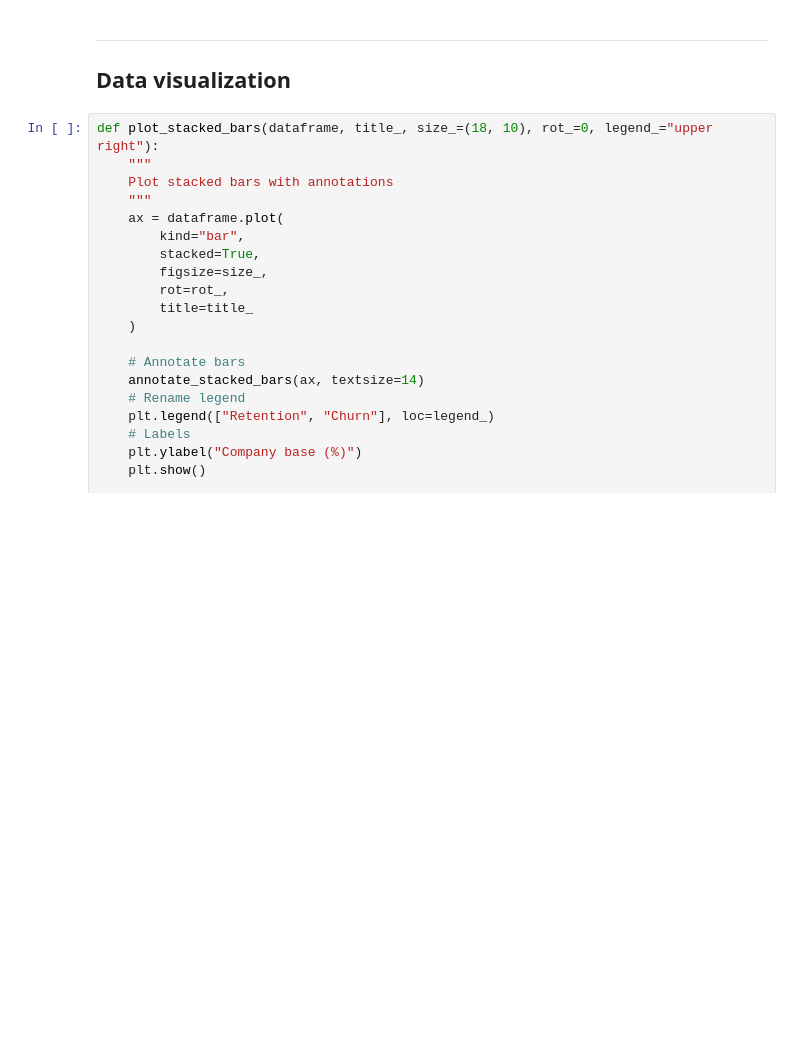
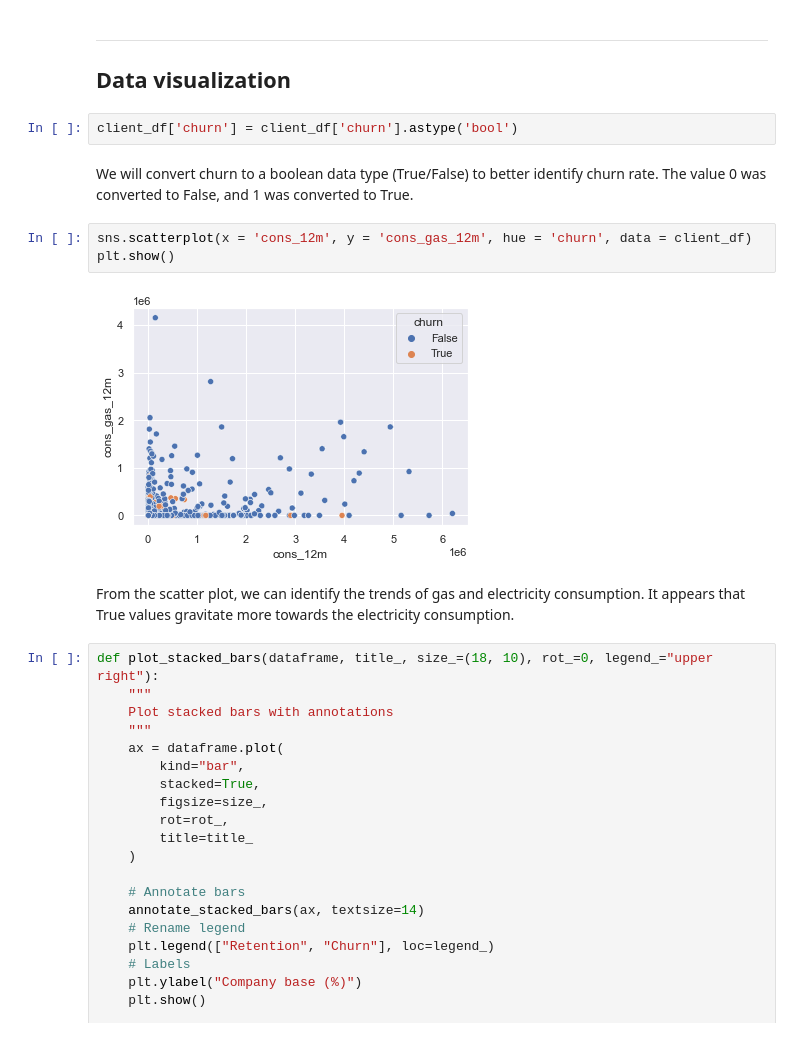
Before and after one commit to jvo024/bcg-forage-ds, a Jupyter notebook: eda_starter.ipynb, the cells around one changed output. Cells and saved outputs as stored; diff of their text form; blank space fills up the shorter version.

Commit message:
added additional visualization

```diff
--- a/eda_starter.ipynb
+++ b/eda_starter.ipynb
@@ -128,6 +132,17 @@ price_df.describe()
 ---
 
 ## Data visualization
+# %%
+client_df['churn'] = client_df['churn'].astype('bool')
+# %% [markdown]
+We will convert churn to a boolean data type (True/False) to better identify churn rate. The value 0 was converted to False, and 1 was converted to True.
+# %%
+sns.scatterplot(x = 'cons_12m', y = 'cons_gas_12m', hue = 'churn', data = client_df)
+plt.show()
+# %% [output]
+[figure, added]
+# %% [markdown]
+From the scatter plot, we can identify the trends of gas and electricity consumption. It appears that True values gravitate more towards the electricity consumption.
 # %%
 def plot_stacked_bars(dataframe, title_, size_=(18, 10), rot_=0, legend_="upper right"):
     """
```
Also changed, not shown: parts of 4 cells of this notebook.
